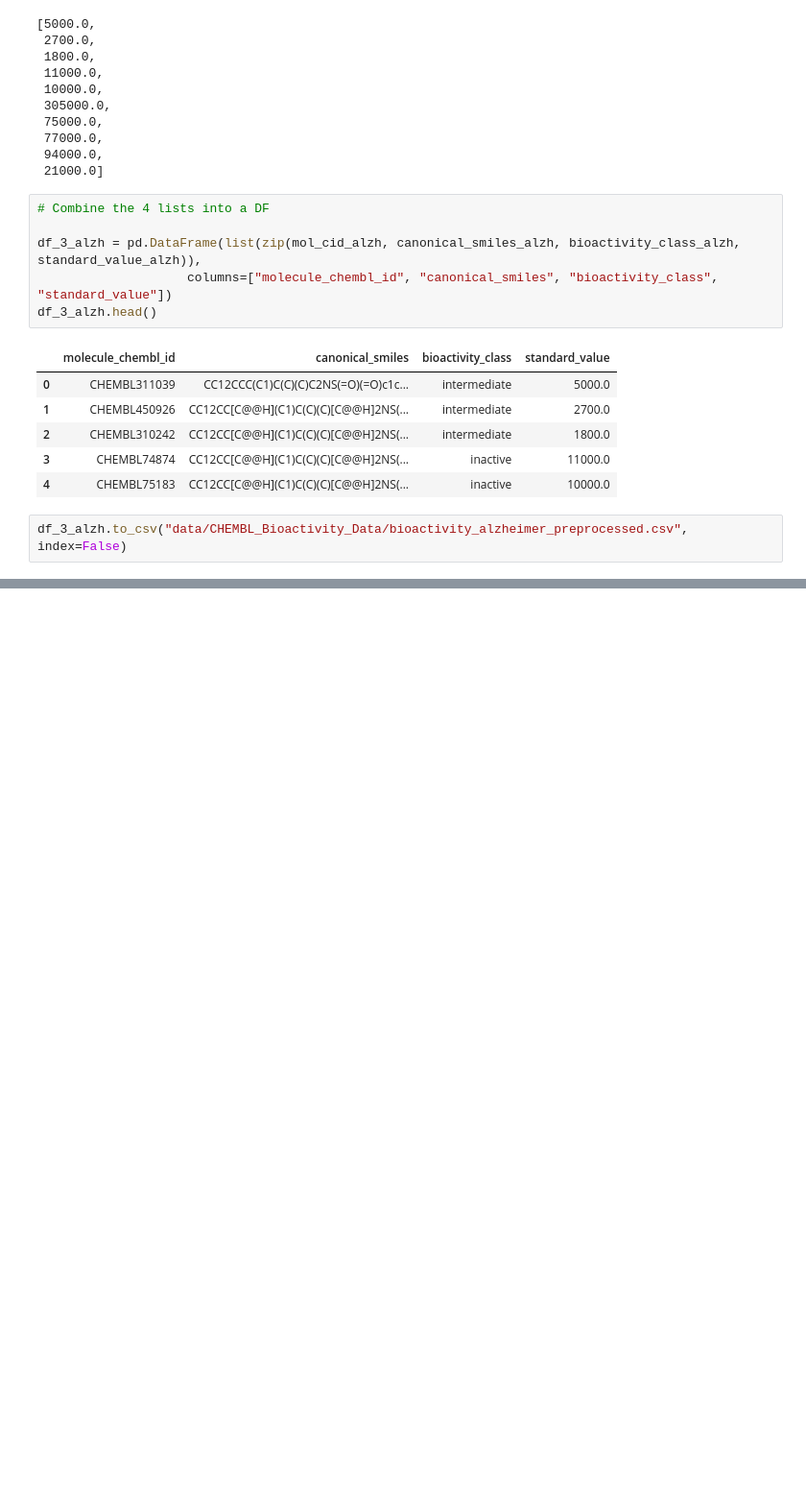
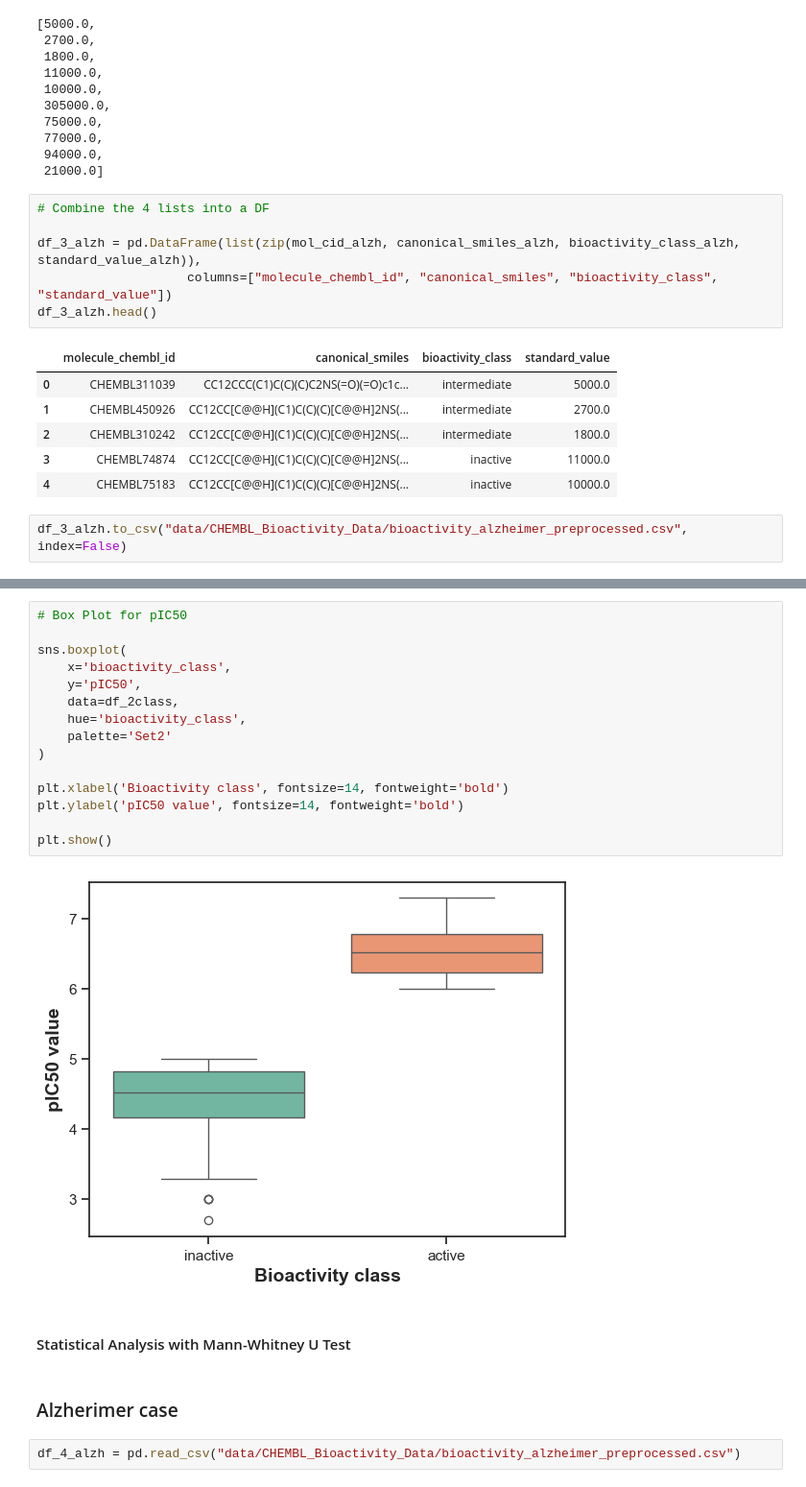
Before and after one commit to silvano315/Med-Physics, a Jupyter notebook: notebooks/Bioinformatics_project_Bioactivity_data.ipynb, the cells around one changed output, grey strips where cells are left out. Shown: that part at 96% size. Drawn from its saved outputs; the diff is of its cells as text; blank space fills up the shorter version.

```diff
--- a/notebooks/Bioinformatics_project_Bioactivity_data.ipynb
+++ b/notebooks/Bioinformatics_project_Bioactivity_data.ipynb
@@ -434,0 +697,23 @@ df_3_alzh.to_csv("data/CHEMBL_Bioactivity_Data/bioactivity_alzheimer_preprocesse
+# %%
+# Box Plot for pIC50
+
+sns.boxplot(
+    x='bioactivity_class',
+    y='pIC50',
+    data=df_2class,
+    hue='bioactivity_class',
+    palette='Set2'
+)
+
+plt.xlabel('Bioactivity class', fontsize=14, fontweight='bold')
+plt.ylabel('pIC50 value', fontsize=14, fontweight='bold')
+
+plt.show()
+# %% [output]
+[figure, added]
+# %% [markdown]
+#### Statistical Analysis with Mann-Whitney U Test
+# %% [markdown]
+### Alzherimer case
+# %%
+df_4_alzh = pd.read_csv("data/CHEMBL_Bioactivity_Data/bioactivity_alzheimer_preprocessed.csv")
```
Also changed, not shown: parts of 45 cells of this notebook.
